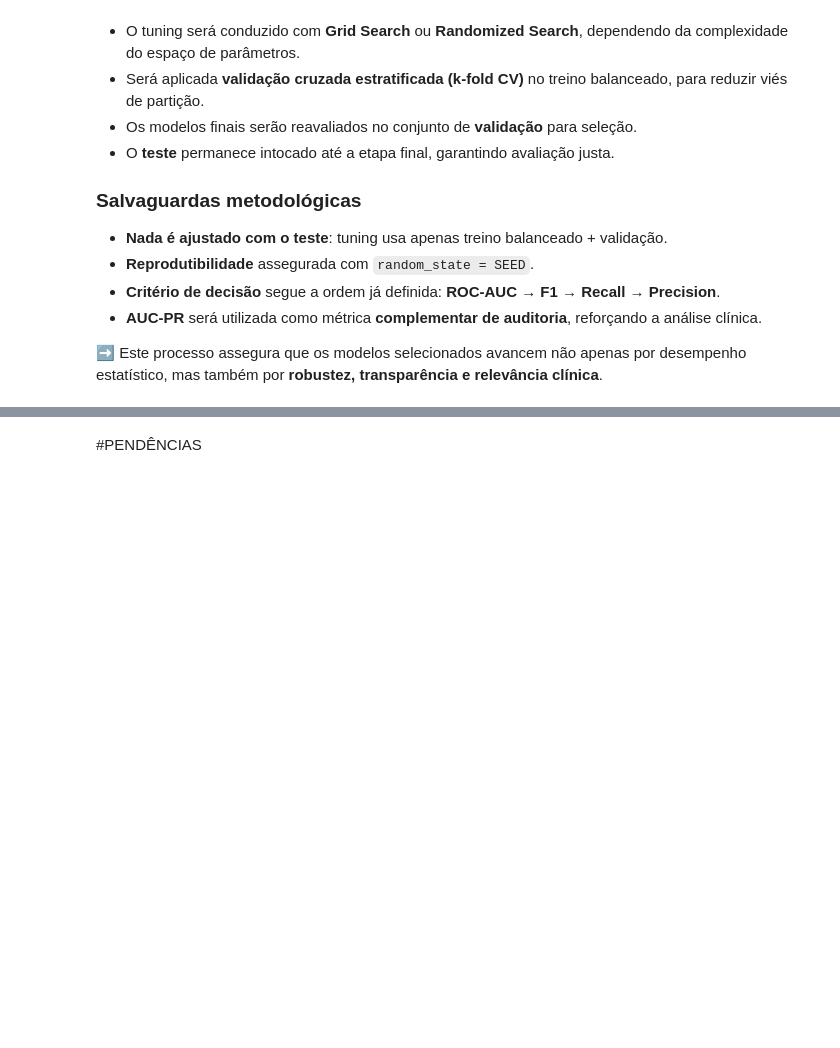
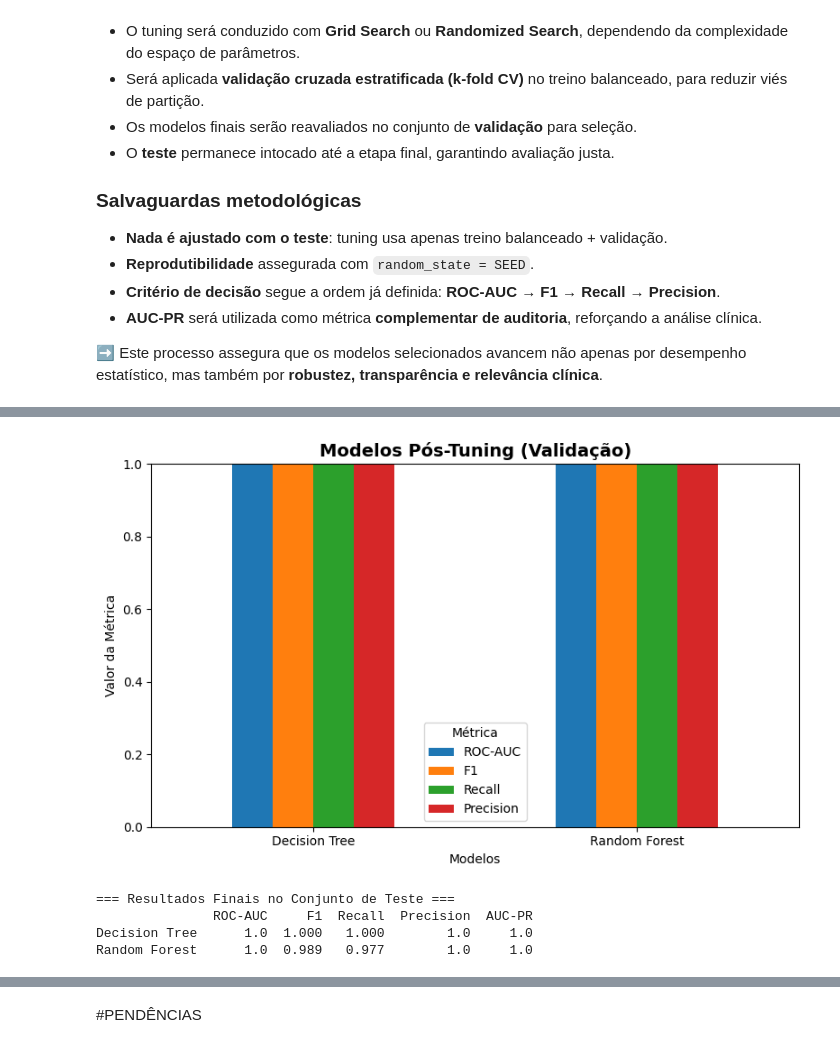
Before and after one commit to Cristie-Lima/e-SUS_Sinan_Mpox_ML-Workflow, a Jupyter notebook: cristie_mod6_proj_final_parte_2.ipynb, the cells around one changed output, grey strips where cells are left out. Drawn from its saved outputs; the diff is of its cells as text; code cells hidden in the pictures; blank space fills up the shorter version.

```diff
--- a/cristie_mod6_proj_final_parte_2.ipynb
+++ b/cristie_mod6_proj_final_parte_2.ipynb
@@ -3567,0 +3711,56 @@ Após o benchmarking inicial, identificamos os modelos com maior potencial (**Ra
+# %%
+#### 📊 Gráfico de Barras — Resultados Pós-Tuning
+
+def plot_metricas(df, titulo):
+    metricas = ["ROC-AUC", "F1", "Recall", "Precision"]
+    df_plot = df[metricas].sort_values(by="ROC-AUC", ascending=False)
+
+    ax = df_plot.plot(kind="bar", figsize=(8,5))
+    plt.title(titulo, fontsize=14, fontweight="bold")
+    plt.ylabel("Valor da Métrica")
+    plt.xlabel("Modelos")
+    plt.xticks(rotation=0)
+    plt.ylim(0, 1)
+    plt.legend(title="Métrica")
+    plt.tight_layout()
+    plt.show()
+
+plot_metricas(df_tuning_resultados, "Modelos Pós-Tuning (Validação)")
+# %% [output]
+[figure, added]
+# %%
+#### 🧪 Avaliação Final no Conjunto de Teste
+# from sklearn.metrics import f1_score, recall_score, precision_score, roc_auc_score, average_precision_score
+# import pandas as pd
+
+resultados_teste = {}
+
+for nome, modelo in best_models.items():
+    y_pred  = modelo.predict(X_test)
+    y_proba = modelo.predict_proba(X_test)[:, 1] if hasattr(modelo, "predict_proba") else None
+
+    # Métricas
+    f1        = f1_score(y_test, y_pred)
+    recall    = recall_score(y_test, y_pred)
+    precision = precision_score(y_test, y_pred)
+    roc_auc   = roc_auc_score(y_test, y_proba) if y_proba is not None else None
+    auc_pr    = average_precision_score(y_test, y_proba) if y_proba is not None else None
+
+    resultados_teste[nome] = {
+        "ROC-AUC":  round(roc_auc, 3) if roc_auc is not None else "N/A",
+        "F1":       round(f1, 3),
+        "Recall":   round(recall, 3),
+        "Precision":round(precision, 3),
+        "AUC-PR":   round(auc_pr, 3) if auc_pr is not None else "N/A"
+    }
+
+df_teste_resultados = pd.DataFrame(resultados_teste).T
+df_teste_resultados = df_teste_resultados.sort_values(by=["ROC-AUC","F1","Recall","Precision"], ascending=False)
+
+print("=== Resultados Finais no Conjunto de Teste ===")
+print(df_teste_resultados)
+# %% [output]
+=== Resultados Finais no Conjunto de Teste ===
+               ROC-AUC     F1  Recall  Precision  AUC-PR
+Decision Tree      1.0  1.000   1.000        1.0     1.0
+Random Forest      1.0  0.989   0.977        1.0     1.0
```
Also changed, not shown: parts of 9 cells of this notebook.
